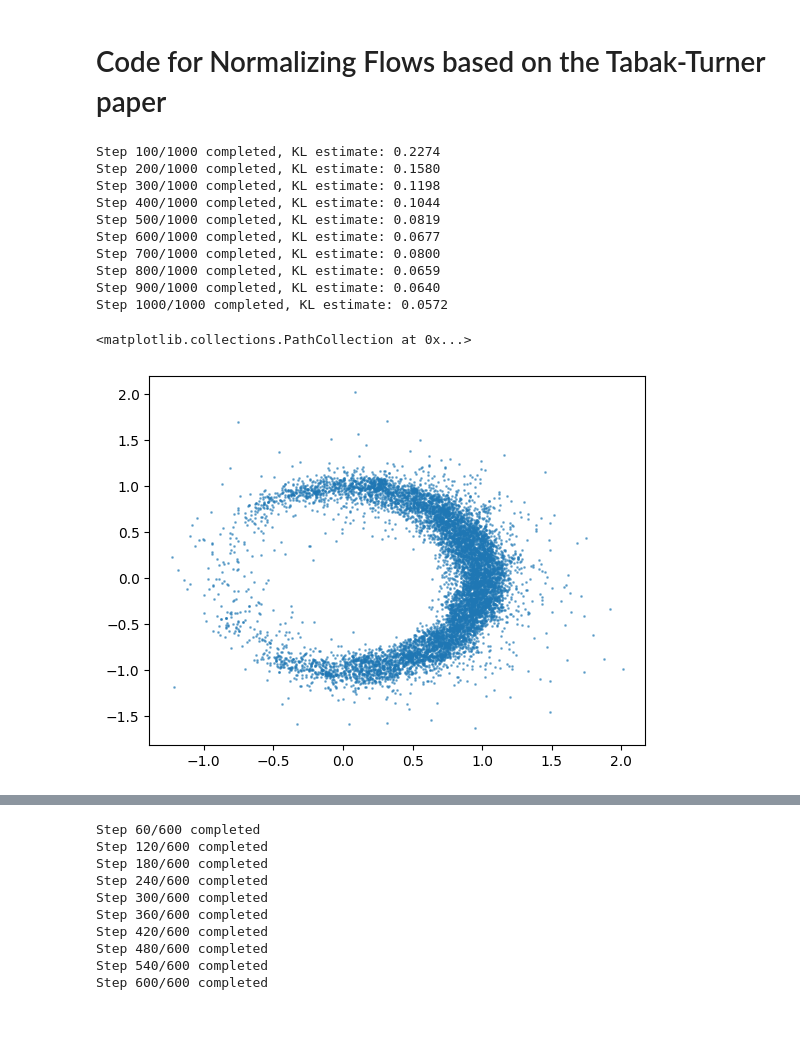
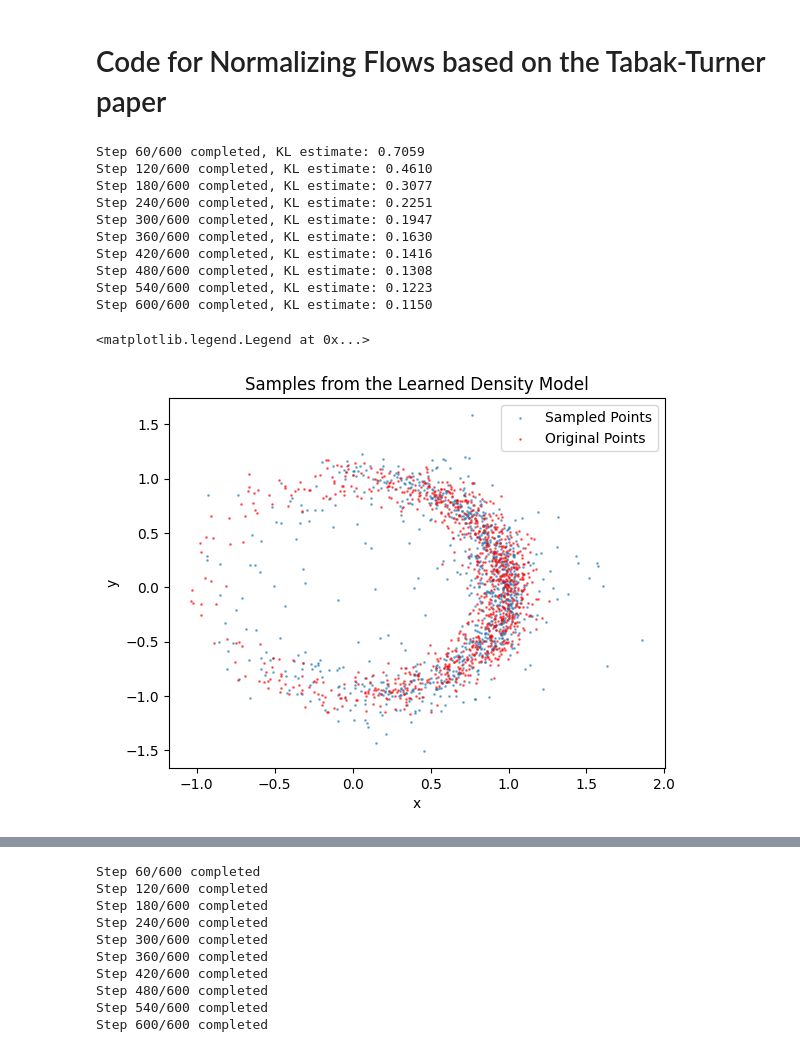
Before and after one commit to echen347/polymath25-ML, a Jupyter notebook: Normalizing Flows/2025_07_20/Tabak_Implementation.ipynb, the cells around one changed output, grey strips where cells are left out. Drawn from its saved outputs; the diff is of its cells as text; code cells hidden in the pictures; blank space fills up the shorter version.

Commit message:
cleaner coder and kl divergence issue fixed

```diff
--- a/Normalizing Flows/2025_07_20/Tabak_Implementation.ipynb
+++ b/Normalizing Flows/2025_07_20/Tabak_Implementation.ipynb
@@ -49,6 +5,19 @@ import numpy as np
 import matplotlib.pyplot as plt
 from scipy.special import erf, gamma
 from matplotlib.colors import LogNorm
+
+def estimate_forward_KL(X, flow, log_rho_exact):
+
+    # 2. compute log-density under the exact model
+    log_ex = log_rho_exact(X)
+
+    # 3. compute log-density under your flow estimate
+    log_est = flow.log_prob(X)
+
+    # 4. Monte Carlo KL
+    kl_mc = np.mean(log_ex - log_est)
+    return kl_mc
+
 
 class NormalizingFlow:
     """
@@ -76,6 +45,7 @@ class NormalizingFlow:
         self.epsilon = epsilon
         self.maps = []
         self.preconditioning = {}
+        self.kl_history = []
 
     def _volume_n_ball(self, n):
         """Calculates the volume of an n-dimensional unit ball."""
@@ -149,7 +119,7 @@ class NormalizingFlow:
 
         return f_prime_vals
 
-    def fit(self, x, n_steps=1000):
+    def fit(self, x, log_rho_exact=None, n_steps=1000):
         """
         Fits the density model to the data by building a sequence of maps.
         """
@@ -205,9 +175,17 @@ class NormalizingFlow:
             # f. Store the map's parameters
             self.maps.append({'x0': x0, 'alpha': alpha, 'beta': beta})
 
+            if log_rho_exact is not None:
+                # Estimate the KL divergence if the exact log density is provided
+                kl = estimate_forward_KL(x, self, log_rho_exact)
+                self.kl_history.append(kl)
+
             if (i+1) % (n_steps//10) == 0:
-                kl = estimate_forward_KL(self, n_samples=10000)
-                print(f"Step {i+1}/{n_steps} completed, KL estimate: {kl:.4f}")
+                if log_rho_exact is None:
+                    print(f"Step {i+1}/{n_steps} completed")
+                else:
+                    kl = estimate_forward_KL(x, self, log_rho_exact)
+                    print(f"Step {i+1}/{n_steps} completed, KL estimate: {kl:.4f}")
 
 
     def _transform(self, x_new):
@@ -296,23 +302,28 @@ class NormalizingFlow:
 # %%
-x = sample_exact(50000)  # Sample from the true target density
-flow = NormalizingFlow(n_p=100, epsilon=0.3)
-n_steps = 1000  # Number of steps to fit the model
-flow.fit(x, n_steps)
+x = sample_exact(1000)  # Sample from the true target density
+flow = NormalizingFlow(n_p=50, epsilon=0.1)
+n_steps = 600  # Number of steps to fit the model
+flow.fit(x=x, log_rho_exact=log_rho_exact, n_steps=n_steps)
 # %% [output]
-Step 100/1000 completed, KL estimate: 0.2274
-Step 200/1000 completed, KL estimate: 0.1580
-Step 300/1000 completed, KL estimate: 0.1198
-Step 400/1000 completed, KL estimate: 0.1044
-Step 500/1000 completed, KL estimate: 0.0819
-Step 600/1000 completed, KL estimate: 0.0677
-Step 700/1000 completed, KL estimate: 0.0800
-Step 800/1000 completed, KL estimate: 0.0659
-Step 900/1000 completed, KL estimate: 0.0640
-Step 1000/1000 completed, KL estimate: 0.0572
+Step 60/600 completed, KL estimate: 0.7059
+Step 120/600 completed, KL estimate: 0.4610
+Step 180/600 completed, KL estimate: 0.3077
+Step 240/600 completed, KL estimate: 0.2251
+Step 300/600 completed, KL estimate: 0.1947
+Step 360/600 completed, KL estimate: 0.1630
+Step 420/600 completed, KL estimate: 0.1416
+Step 480/600 completed, KL estimate: 0.1308
+Step 540/600 completed, KL estimate: 0.1223
+Step 600/600 completed, KL estimate: 0.1150
 # %%
-samples = flow.sample(10000)  # Generate samples from the learned density model
+samples = flow.sample(1000)  # Generate samples from the learned density model
 
 plt.scatter(samples[:, 0], samples[:, 1], s=1, alpha=0.5, label='Sampled Points')
+plt.scatter(x[:, 0], x[:, 1], s=1, alpha=0.5, color='red', label='Original Points')
+plt.title('Samples from the Learned Density Model')
+plt.xlabel('x')
+plt.ylabel('y')
+plt.legend()
 # %% [output]
-<matplotlib.collections.PathCollection at 0x...>
+<matplotlib.legend.Legend at 0x...>
-[figure, old version]
+[figure, new version]
```
Also changed, not shown: parts of 3 cells of this notebook.
